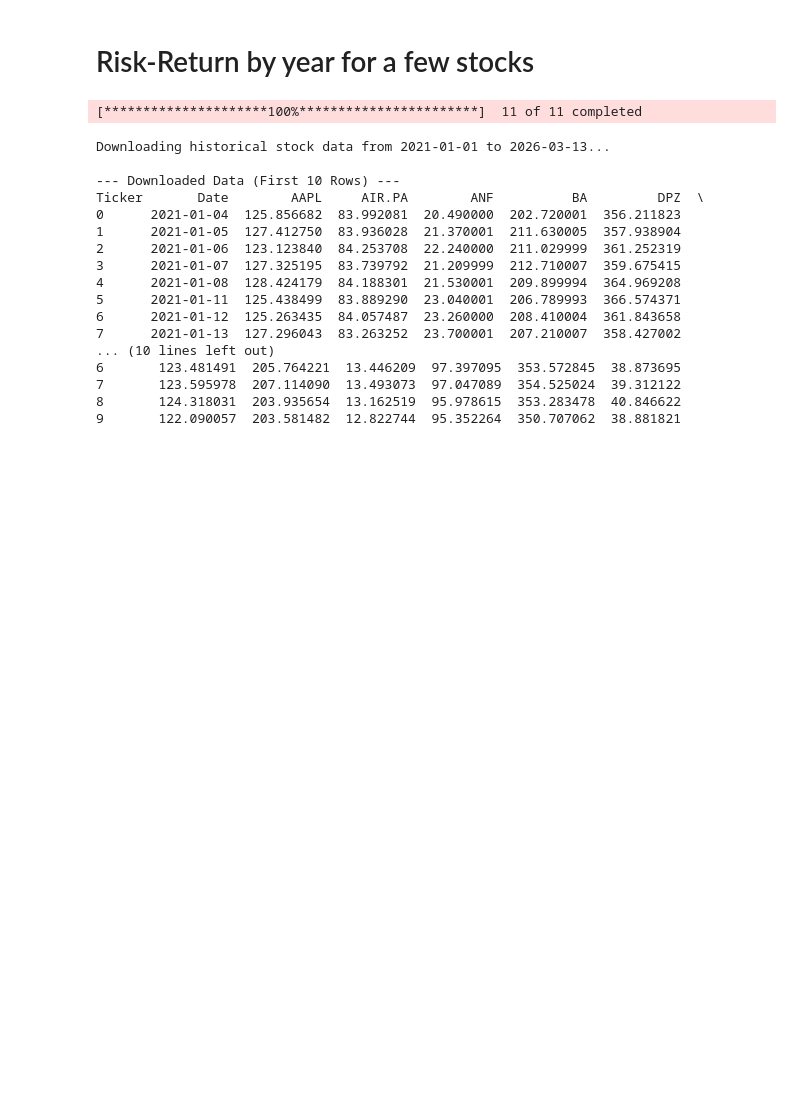
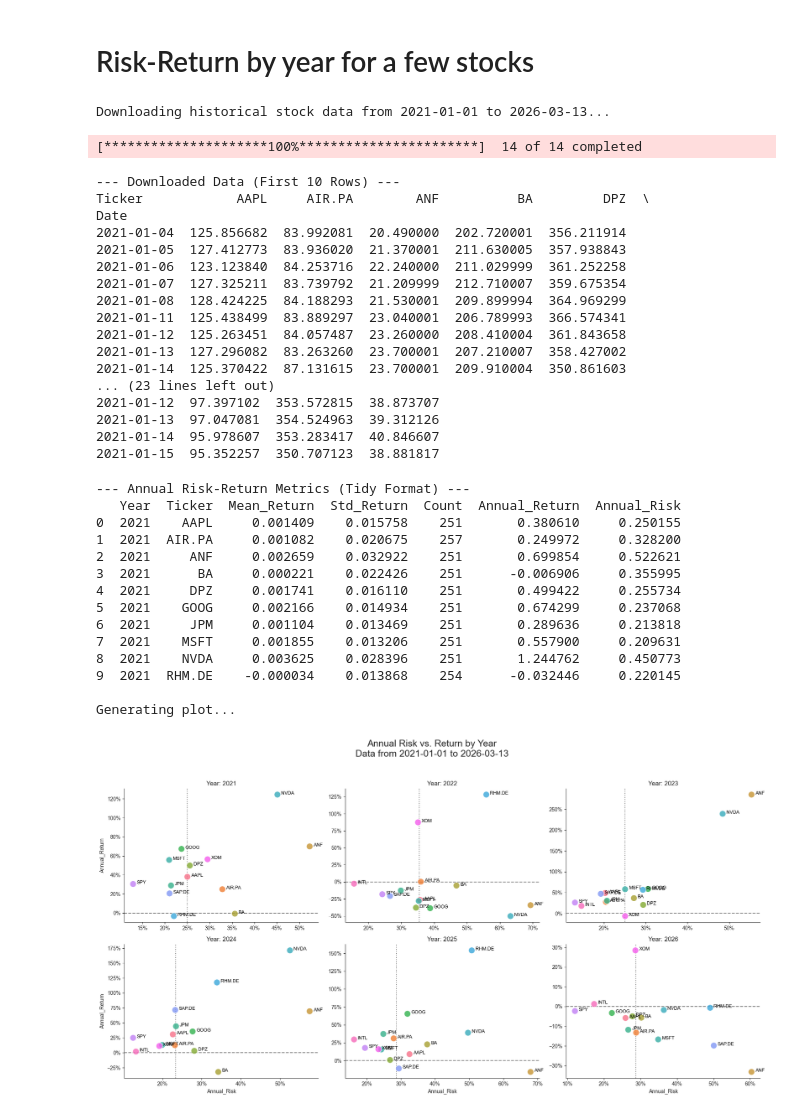
Before and after one commit to kostis-christodoulou/esmt-risk-2026, a Jupyter notebook: 02_04_risk_return_stocks.ipynb, the cells around one changed output. Saved outputs shown, nothing was run; the diff lists cells and outputs as text; code cells hidden in the pictures; blank space fills up the shorter version.

Commit message:
annual return, geometric mean

```diff
--- a/02_04_risk_return_stocks.ipynb
+++ b/02_04_risk_return_stocks.ipynb
@@ -16,7 +16,7 @@ from ipywidgets import interact, DatePicker, Output, RadioButtons
 # =============================================================================
 # 1. SETUP AND DATA DOWNLOAD
 # =============================================================================
-tickers = ['SPY', 'NVDA', 'AIR.PA', 'MSFT', 'BA', 'JPM', 'XOM','AAPL','ANF','DPZ', 'SAP.DE']
+tickers = ['SPY', 'NVDA', 'AIR.PA', 'MSFT', 'BA', 'JPM', 'XOM','AAPL','ANF','DPZ', 'SAP.DE', 'INTL', 'RHM.DE', 'GOOG']
 
 # Dynamically set the date range for the last 5 full years
 end_date = date.today()
@@ -32,24 +32,25 @@ adj_close_df = yf.download(tickers,
 print("\n--- Downloaded Data (First 10 Rows) ---")
 print(adj_close_df.head(10))
 # %% [output]
-[*********************100%***********************]  11 of 11 completed
+Downloading historical stock data from 2021-01-01 to 2026-03-13...
-Downloading historical stock data from 2021-01-01 to 2026-03-13...
-
---- Downloaded Data (First 10 Rows) ---
-Ticker       Date        AAPL     AIR.PA        ANF          BA         DPZ  \
-0      2021-01-04  125.856682  83.992081  20.490000  202.720001  356.211823
-1      2021-01-05  127.412750  83.936028  21.370001  211.630005  357.938904
-2      2021-01-06  123.123840  84.253708  22.240000  211.029999  361.252319
-3      2021-01-07  127.325195  83.739792  21.209999  212.710007  359.675415
-4      2021-01-08  128.424179  84.188301  21.530001  209.899994  364.969208
-5      2021-01-11  125.438499  83.889290  23.040001  206.789993  366.574371
-6      2021-01-12  125.263435  84.057487  23.260000  208.410004  361.843658
-7      2021-01-13  127.296043  83.263252  23.700001  207.210007  358.427002
-... (10 lines left out)
-6       123.481491  205.764221  13.446209  97.397095  353.572845  38.873695
-7       123.595978  207.114090  13.493073  97.047089  354.525024  39.312122
-8       124.318031  203.935654  13.162519  95.978615  353.283478  40.846622
-9       122.090057  203.581482  12.822744  95.352264  350.707062  38.881821
+[*********************100%***********************]  14 of 14 completed
+--- Downloaded Data (First 10 Rows) ---
+Ticker            AAPL     AIR.PA        ANF          BA         DPZ  \
+Date
+2021-01-04  125.856682  83.992081  20.490000  202.720001  356.211914
+2021-01-05  127.412773  83.936020  21.370001  211.630005  357.938843
+2021-01-06  123.123840  84.253716  22.240000  211.029999  361.252258
+2021-01-07  127.325211  83.739792  21.209999  212.710007  359.675354
+2021-01-08  128.424225  84.188293  21.530001  209.899994  364.969299
+2021-01-11  125.438499  83.889297  23.040001  206.789993  366.574341
+2021-01-12  125.263451  84.057487  23.260000  208.410004  361.843658
+2021-01-13  127.296082  83.263260  23.700001  207.210007  358.427002
+2021-01-14  125.370422  87.131615  23.700001  209.910004  350.861603
+... (23 lines left out)
+2021-01-12  97.397102  353.572815  38.873707
+2021-01-13  97.047081  354.524963  39.312126
+2021-01-14  95.978607  353.283417  40.846607
+2021-01-15  95.352257  350.707123  38.881817
 # %%
 
 # =============================================================================
@@ -76,20 +77,20 @@ daily_returns_long_df = (
 # =============================================================================
 TRADING_DAYS = 252
 
-
 annual_metrics = (daily_returns_long_df
                   .assign(Year=lambda x: x['Date'].dt.year)
                   .groupby(['Year', 'Ticker'])
                   .agg(
                       Mean_Return=('Daily_Return', 'mean'),
                       Std_Return=('Daily_Return', 'std'),
-                      Count=('Daily_Return', 'count')
+                      Count=('Daily_Return', 'count'),
+                      Annual_Return=('Daily_Return', lambda x: (1 + x).prod() - 1)
                   )
                   .reset_index())
 
-# Annualize metrics
-annual_metrics['Annual_Return'] = annual_metrics['Mean_Return'] * TRADING_DAYS
+# Annualize risk only (return is already compounded above)
 annual_metrics['Annual_Risk'] = annual_metrics['Std_Return'] * np.sqrt(TRADING_DAYS)
+
 
 print("\n--- Annual Risk-Return Metrics (Tidy Format) ---")
 print(annual_metrics.head(10).to_string())
@@ -112,7 +113,8 @@ g = sns.relplot(
     height=5,
     aspect=1.2,
     kind='scatter',
-    legend=False
+    legend=False,
+    facet_kws={'sharex': False, 'sharey': False}
 )
 
 # --- Use a single, more robust loop for all subplot customizations ---
@@ -122,31 +124,47 @@ for year, ax in g.axes_dict.items():
 
     # Add direct text labels to each point
     for idx, row in year_data.iterrows():
         ax.annotate(
             text=row['Ticker'],
             xy=(row['Annual_Risk'], row['Annual_Return']),
             color='black',
             size=9,
             # --- CHANGE 1: Font weight is now 'normal' instead of 'semibold' ---
             weight='normal',
             xytext=(7, 0), # Adjusted offset for better readability with dots
             textcoords='offset points'
         )
 
     # Customize the axes and add reference lines
     ax.xaxis.set_major_formatter(mticker.PercentFormatter(1.0, decimals=0))
     ax.yaxis.set_major_formatter(mticker.PercentFormatter(1.0, decimals=0))
     ax.axhline(0, ls='--', color='gray', zorder=0)
 
     if not year_data.empty:
         median_risk = year_data['Annual_Risk'].median()
         ax.axvline(median_risk, ls=':', color='gray', zorder=0, label='Median Risk')
 
-# --- CHANGE 3: Add main title with the specified date range ---
+# --- Add main title with the specified date range ---
 title_str = f"Annual Risk vs. Return by Year\nData from {start_date.strftime('%Y-%m-%d')} to {end_date.strftime('%Y-%m-%d')}"
 g.fig.suptitle(title_str, fontsize=18)
 
 # Adjust subplot layout to prevent title overlap
 g.fig.tight_layout(rect=[0, 0.02, 1, 0.95])
 
 plt.show()
+# %% [output]
+--- Annual Risk-Return Metrics (Tidy Format) ---
+   Year  Ticker  Mean_Return  Std_Return  Count  Annual_Return  Annual_Risk
+0  2021    AAPL     0.001409    0.015758    251       0.380610     0.250155
+1  2021  AIR.PA     0.001082    0.020675    257       0.249972     0.328200
+2  2021     ANF     0.002659    0.032922    251       0.699854     0.522621
+3  2021      BA     0.000221    0.022426    251      -0.006906     0.355995
+4  2021     DPZ     0.001741    0.016110    251       0.499422     0.255734
+5  2021    GOOG     0.002166    0.014934    251       0.674299     0.237068
+6  2021     JPM     0.001104    0.013469    251       0.289636     0.213818
+7  2021    MSFT     0.001855    0.013206    251       0.557900     0.209631
+8  2021    NVDA     0.003625    0.028396    251       1.244762     0.450773
+9  2021  RHM.DE    -0.000034    0.013868    254      -0.032446     0.220145
+
+Generating plot...
+[figure, added]
```
